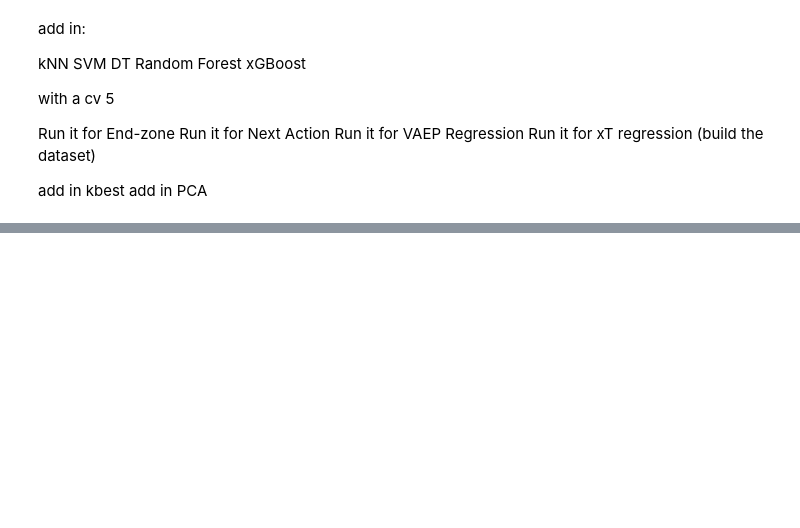
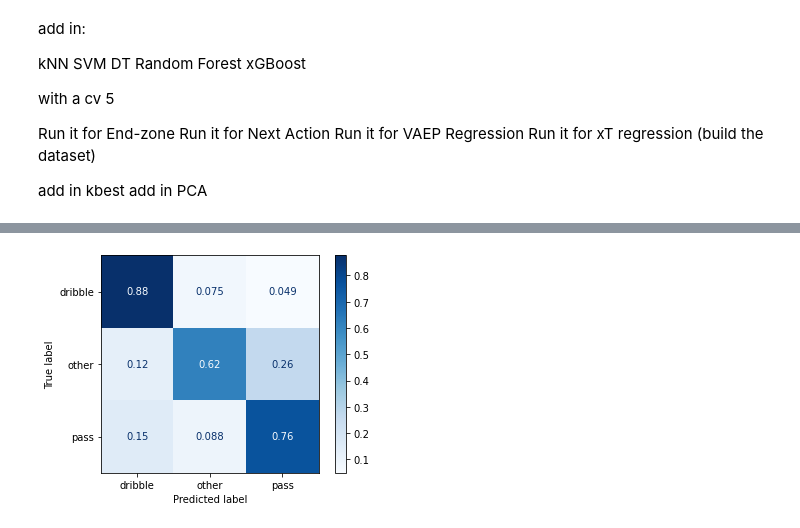
Before and after one commit to alexmihalache/Football-Analytics-Capstone---BrainStation-Final-Project, a Jupyter notebook: 5 - Model Selection and Hyper-parameter optimisation.ipynb, the cells around one changed output, grey strips where cells are left out. Cells and saved outputs as stored; diff of their text form; code cells hidden in the pictures; blank space fills up the shorter version.

```diff
--- a/5 - Model Selection and Hyper-parameter optimisation.ipynb
+++ b/5 - Model Selection and Hyper-parameter optimisation.ipynb
@@ -258,0 +682,23 @@ Pipeline(memory='/var/folders/t5/kc4tlr5n2yn5jkkh1t9rk9500000gn/T/tmpzw0z4314',
+# %%
+X_train, y_train, X_test, y_test = ppu.create_team_data('team_id',1475, modeling_train_df, modeling_test_df, 'type_name_encoded')
+
+numeric_features, categorical_features, drop_features = ppu.set_ct_mode('team-action')
+
+ct = make_column_transformer(
+    (StandardScaler(), numeric_features),
+    (OneHotEncoder(handle_unknown='ignore'), categorical_features),
+    # ('passthrough', passthrough_features),
+    ('drop', drop_features))
+
+# define column transformer
+
+cat_transformer = Pipeline(steps=[('onehot', OneHotEncoder(handle_unknown='ignore'))])
+num_transformer = Pipeline(steps=[('scaler', StandardScaler())])
+preprocessor = ColumnTransformer(transformers=[
+    ('num', num_transformer, numeric_features),
+    ('cat', cat_transformer, categorical_features),
+    ('drop', 'drop', drop_features)])
+
+estimator = Pipeline(steps=[('preprocessor', preprocessor),
+                       ('dim_reducer', PCA()),
+                       ('model', LinearRegression())], memory=cachedir)
@@ -258,0 +791,7 @@ Pipeline(memory='/var/folders/t5/kc4tlr5n2yn5jkkh1t9rk9500000gn/T/tmpzw0z4314',
+# %%
+print('*** Support Vector Machine ***')
+pipe_svm = make_pipeline(ct, PCA(n_components=0.95), svm.SVC(C=1, probability=True))
+pipe_svm.fit(X_train, y_train)
+print('SVM Train Score: ', pipe_svm.score(X_train, y_train))
+print('SVM Test Score: ', pipe_svm.score(X_test, y_test))
+print(' ')
@@ -258,0 +821,5 @@ Pipeline(memory='/var/folders/t5/kc4tlr5n2yn5jkkh1t9rk9500000gn/T/tmpzw0z4314',
+# %%
+plot_confusion_matrix(pipe_svm, X_test, y_test, cmap='Blues', normalize='true')
+plt.show()
+# %% [output]
+[figure, added]
```
Also changed, not shown: parts of 70 cells of this notebook, 3 other files.
